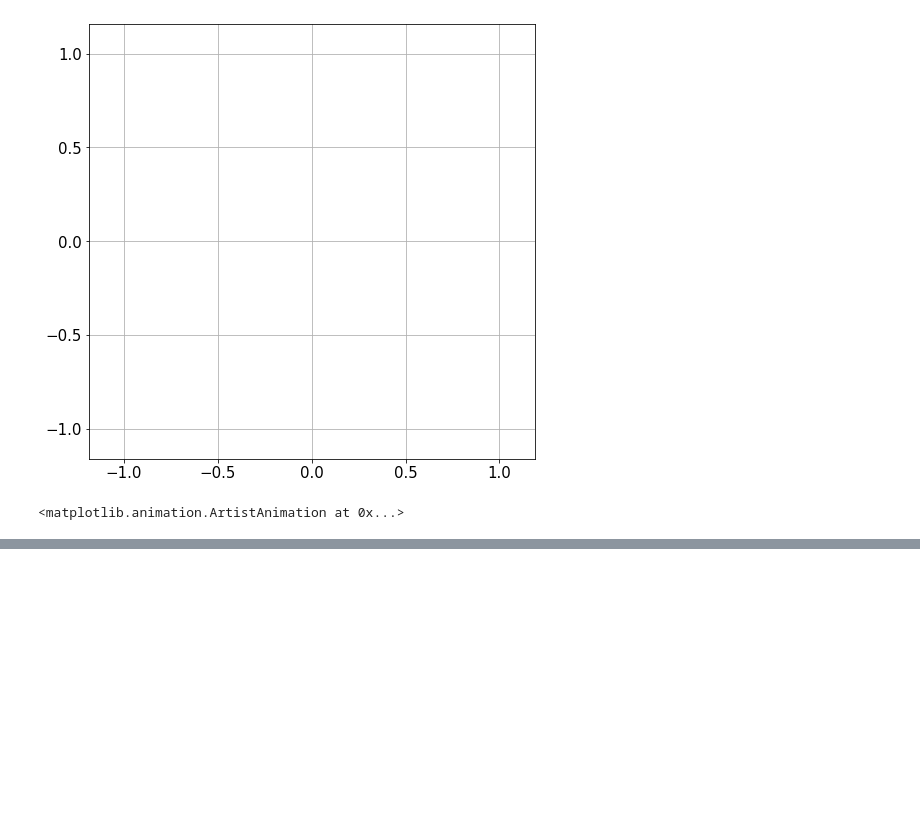
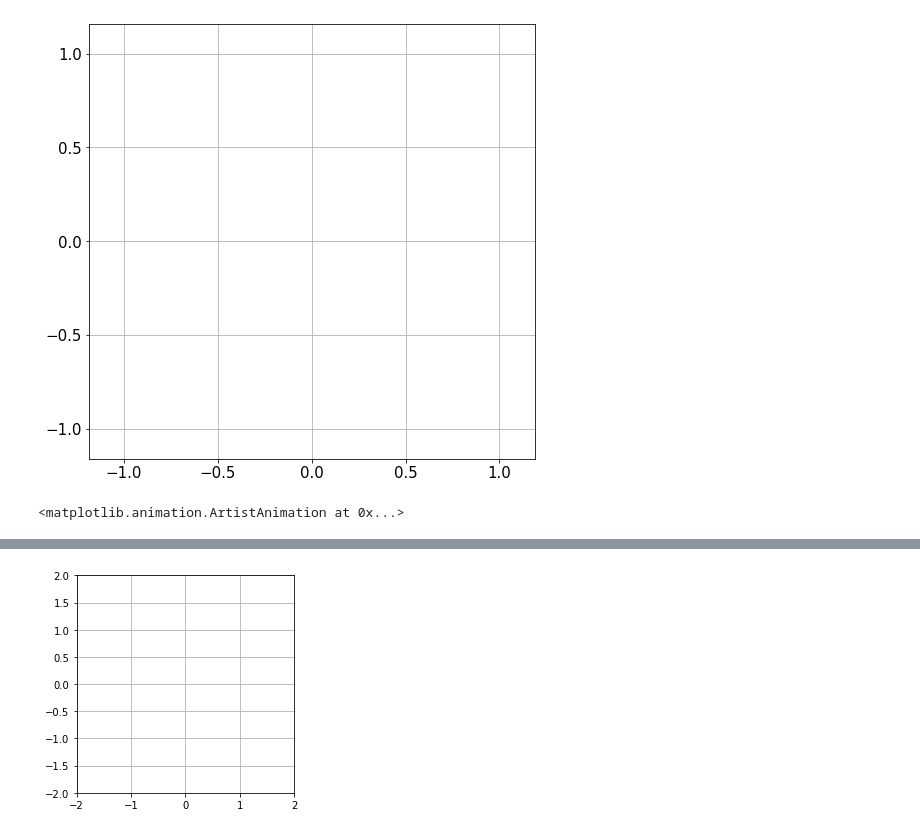
Before and after one commit to azerad/labomathedo, a Jupyter notebook: labomathedo.ipynb, the cells around one changed output, grey strips where cells are left out. Saved outputs shown, nothing was run; the diff lists cells and outputs as text; code cells hidden in the pictures; blank space fills up the shorter version.

Commit message:
animation 3 corps et pendule double
calcul periode numerique

```diff
--- a/labomathedo.ipynb
+++ b/labomathedo.ipynb
@@ -722,0 +750,92 @@ TypeError: only size-1 arrays can be converted to Python scalars
+# %%
+from numpy import sin, cos
+import numpy as np
+import matplotlib.pyplot as plt
+import scipy.integrate as integrate
+import matplotlib.animation as animation
+%matplotlib inline
+
+G = 9.8  # acceleration due to gravity, in m/s^2
+L1 = 1.0  # length of pendulum 1 in m
+L2 = 1.0  # length of pendulum 2 in m
+M1 = 1.0  # mass of pendulum 1 in kg
+M2 = 1.0  # mass of pendulum 2 in kg
+
+
+def derivs(state, t):
+
+    dydx = np.zeros_like(state)
+    dydx[0] = state[1]
+
+    delta = state[2] - state[0]
+    den1 = (M1+M2) * L1 - M2 * L1 * cos(delta) * cos(delta)
+    dydx[1] = ((M2 * L1 * state[1] * state[1] * sin(delta) * cos(delta)
+                + M2 * G * sin(state[2]) * cos(delta)
+                + M2 * L2 * state[3] * state[3] * sin(delta)
+                - (M1+M2) * G * sin(state[0]))
+               / den1)
+
+    dydx[2] = state[3]
+
+    den2 = (L2/L1) * den1
+    dydx[3] = ((- M2 * L2 * state[3] * state[3] * sin(delta) * cos(delta)
+                + (M1+M2) * G * sin(state[0]) * cos(delta)
+                - (M1+M2) * L1 * state[1] * state[1] * sin(delta)
+                - (M1+M2) * G * sin(state[2]))
+               / den2)
+
+    return dydx
+
+# create a time array from 0..100 sampled at 0.05 second steps
+dt = 0.05
+t = np.arange(0, 20, dt)
+
+# th1 and th2 are the initial angles (degrees)
+# w10 and w20 are the initial angular velocities (degrees per second)
+th1 = 120.0
+w1 = 0.0
+th2 = -10.0
+w2 = 0.0
+
+# initial state
+state = np.radians([th1, w1, th2, w2])
+
+# integrate your ODE using scipy.integrate.
+y = integrate.odeint(derivs, state, t)
+
+x1 = L1*sin(y[:, 0])
+y1 = -L1*cos(y[:, 0])
+
+x2 = L2*sin(y[:, 2]) + x1
+y2 = -L2*cos(y[:, 2]) + y1
+
+fig = plt.figure()
+ax = fig.add_subplot(111, autoscale_on=False, xlim=(-2, 2), ylim=(-2, 2))
+ax.set_aspect('equal')
+ax.grid()
+
+line, = ax.plot([], [], 'o-', lw=2)
+time_template = 'time = %.1fs'
+time_text = ax.text(0.05, 0.9, '', transform=ax.transAxes)
+
+
+def init():
+    line.set_data([], [])
+    time_text.set_text('')
+    return line, time_text
+
+
+def animate(i):
+    thisx = [0, x1[i], x2[i]]
+    thisy = [0, y1[i], y2[i]]
+
+    line.set_data(thisx, thisy)
+    time_text.set_text(time_template % (i*dt))
+    return line, time_text
+
+
+ani = animation.FuncAnimation(fig, animate, range(1, len(y)),
+                              interval=dt*1000, blit=True, init_func=init)
+plt.show()
+# %% [output]
+[figure, added]
```
Also changed, not shown: parts of 11 cells of this notebook.
